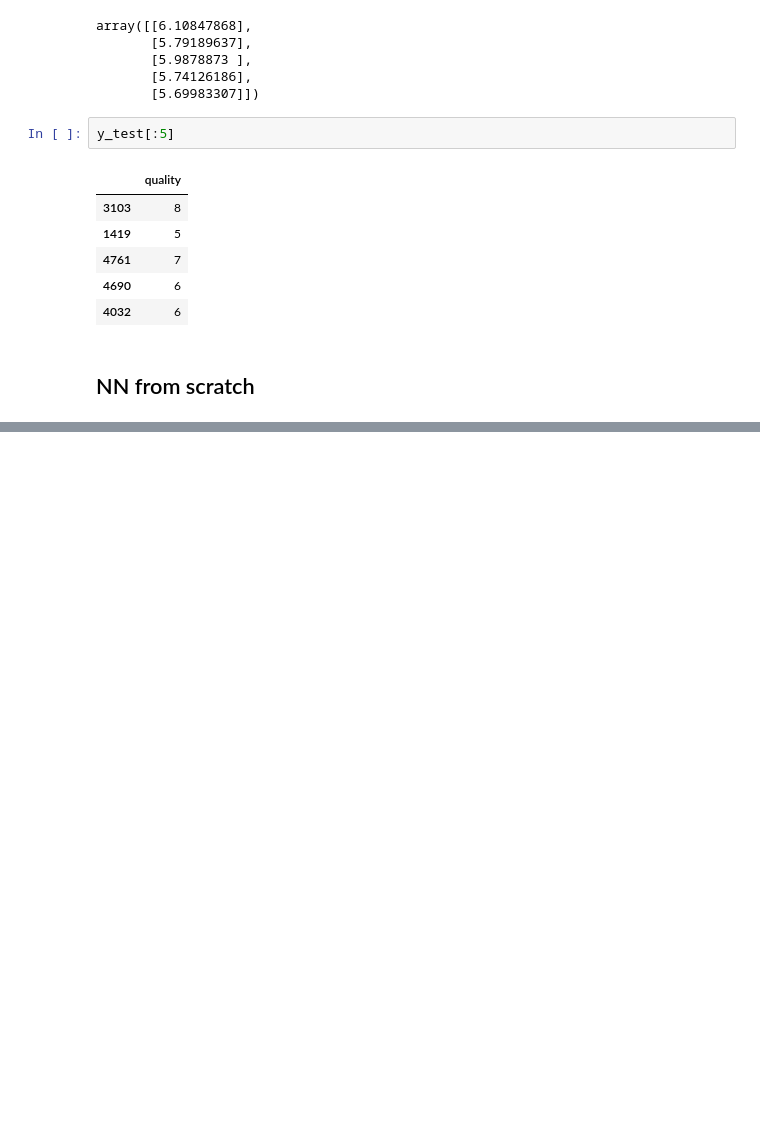
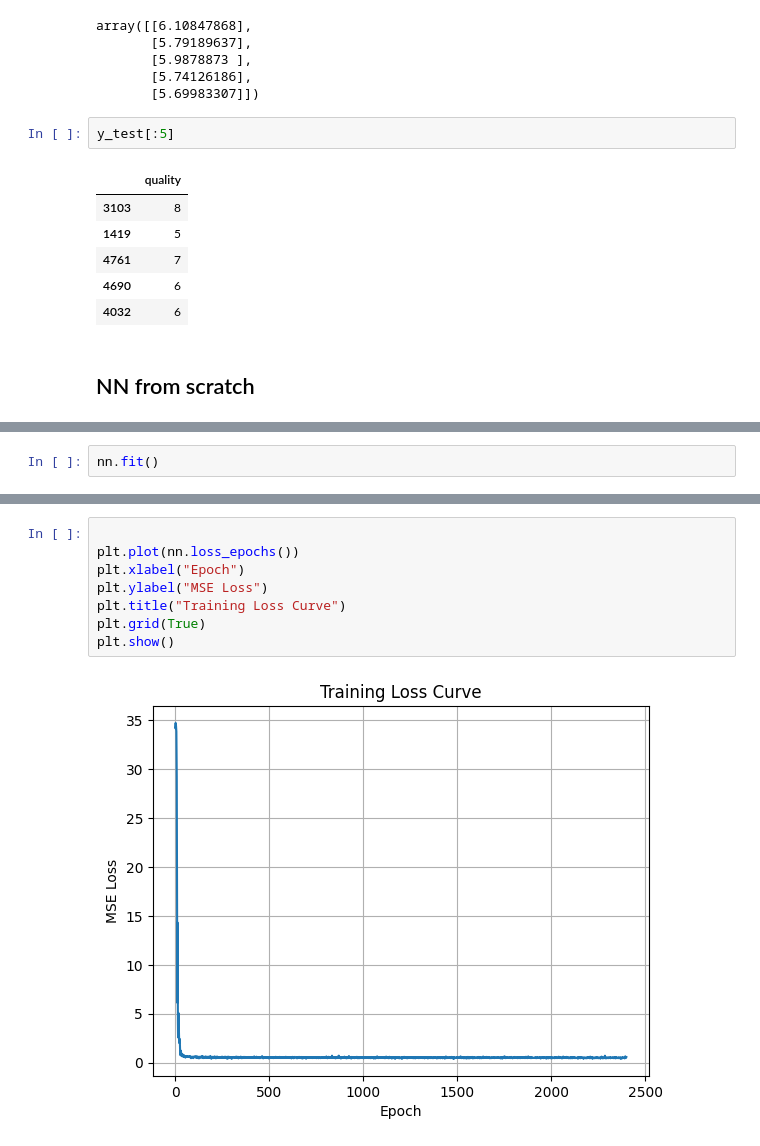
Before and after one commit to sarmijavier/Prediction-with-Supervised-Learning-Models, a Jupyter notebook: activity_1.ipynb, the cells around one changed output, grey strips where cells are left out. Saved outputs shown, nothing was run; the diff lists cells and outputs as text; blank space fills up the shorter version.

Commit message:
Added methods for fitting, predicting and getting loss values. Forward and Backward methods for training are done

```diff
--- a/activity_1.ipynb
+++ b/activity_1.ipynb
@@ -369,0 +458,2 @@ nn.W[1].shape
+# %%
+nn.fit()
@@ -369,0 +469,10 @@ nn.W[1].shape
+# %%
+
+plt.plot(nn.loss_epochs())
+plt.xlabel("Epoch")
+plt.ylabel("MSE Loss")
+plt.title("Training Loss Curve")
+plt.grid(True)
+plt.show()
+# %% [output]
+[figure, added]
```
Also changed, not shown: parts of 8 cells of this notebook.
